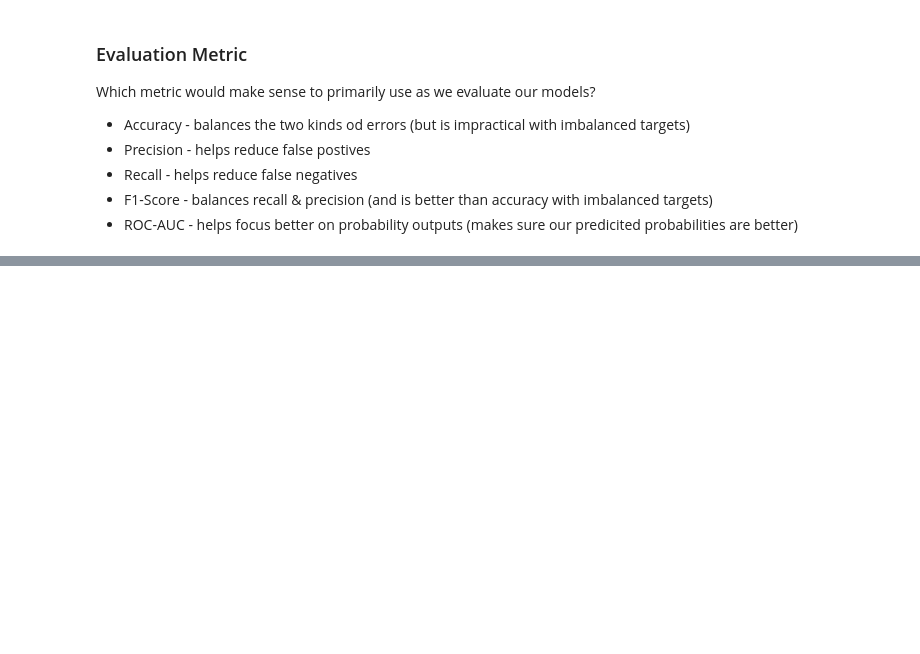
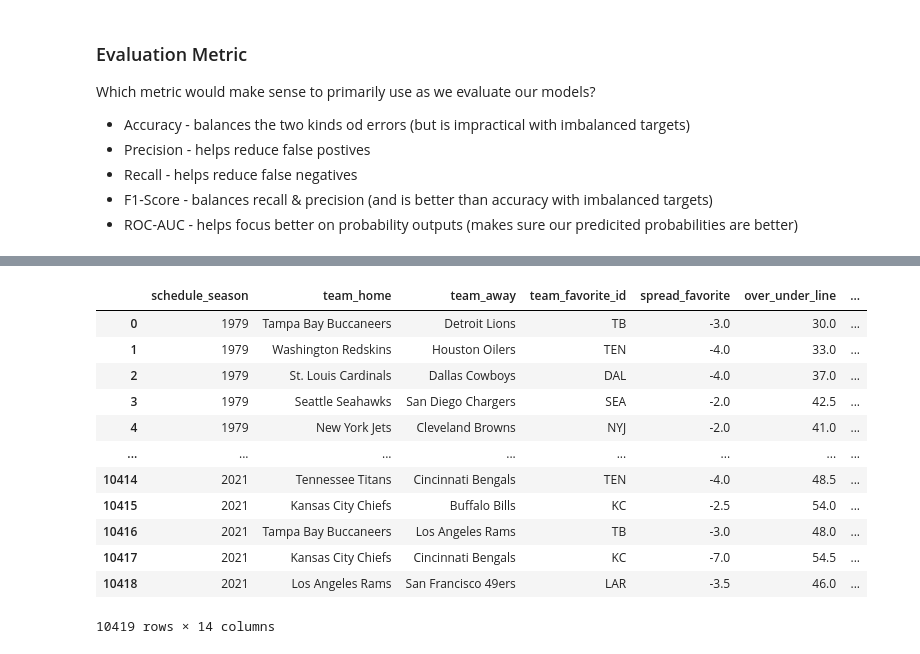
Before and after one commit to CooperWThompson/NFL-Gambling-Project, a Jupyter notebook: Cooper/Final Notebook.ipynb, the cells around one changed output, grey strips where cells are left out. Saved outputs shown, nothing was run; the diff lists cells and outputs as text; code cells hidden in the pictures; blank space fills up the shorter version.

Commit message:
uploading the final data csv, and the start to the final notebook

```diff
--- a/Cooper/Final Notebook.ipynb
+++ b/Cooper/Final Notebook.ipynb
@@ -34,0 +56,18 @@ Which metric would make sense to primarily use as we evaluate our models?
+# %%
+df = pd.read_csv('cleaned_nfl_data.csv')
+df = df.drop(columns = ['Unnamed: 0'])
+df
+# %% [output]
+|  | schedule_season | team_home | team_away | team_favorite_id | spread_favorite | over_under_line | ... |
+| 0 | 1979 | Tampa Bay Buccaneers | Detroit Lions | TB | -3.0 | 30.0 | ... |
+| 1 | 1979 | Washington Redskins | Houston Oilers | TEN | -4.0 | 33.0 | ... |
+| 2 | 1979 | St. Louis Cardinals | Dallas Cowboys | DAL | -4.0 | 37.0 | ... |
+| 3 | 1979 | Seattle Seahawks | San Diego Chargers | SEA | -2.0 | 42.5 | ... |
+| 4 | 1979 | New York Jets | Cleveland Browns | NYJ | -2.0 | 41.0 | ... |
+| ... | ... | ... | ... | ... | ... | ... | ... |
+| 10414 | 2021 | Tennessee Titans | Cincinnati Bengals | TEN | -4.0 | 48.5 | ... |
+| 10415 | 2021 | Kansas City Chiefs | Buffalo Bills | KC | -2.5 | 54.0 | ... |
+| 10416 | 2021 | Tampa Bay Buccaneers | Los Angeles Rams | TB | -3.0 | 48.0 | ... |
+| 10417 | 2021 | Kansas City Chiefs | Cincinnati Bengals | KC | -7.0 | 54.5 | ... |
+| 10418 | 2021 | Los Angeles Rams | San Francisco 49ers | LAR | -3.5 | 46.0 | ... |
+10419 rows × 14 columns
```
Also changed, not shown: parts of 46 cells of this notebook, 1 other file.
